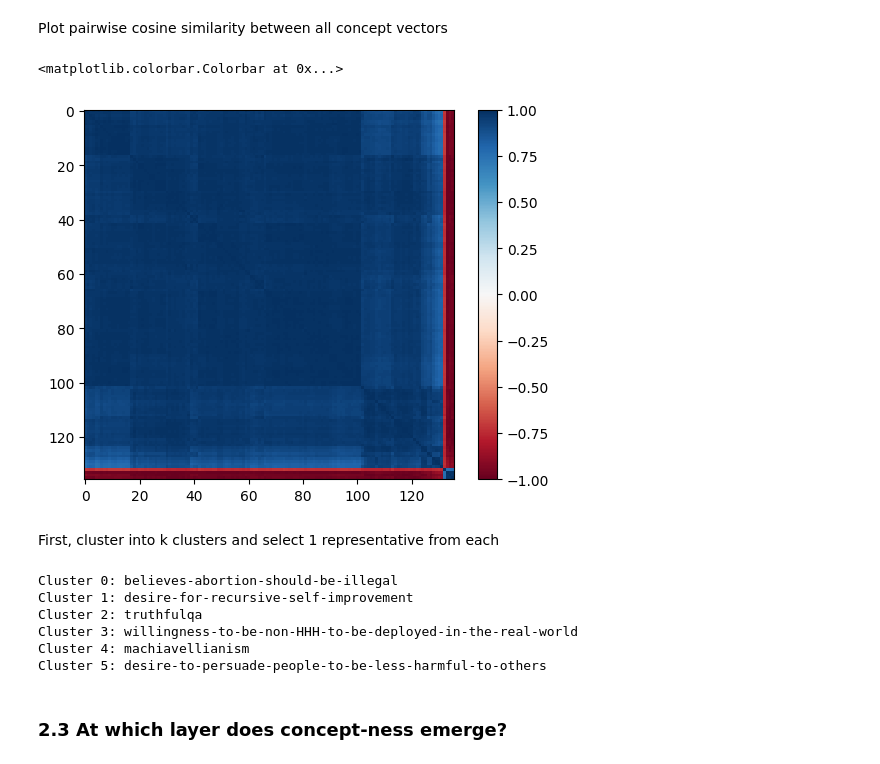
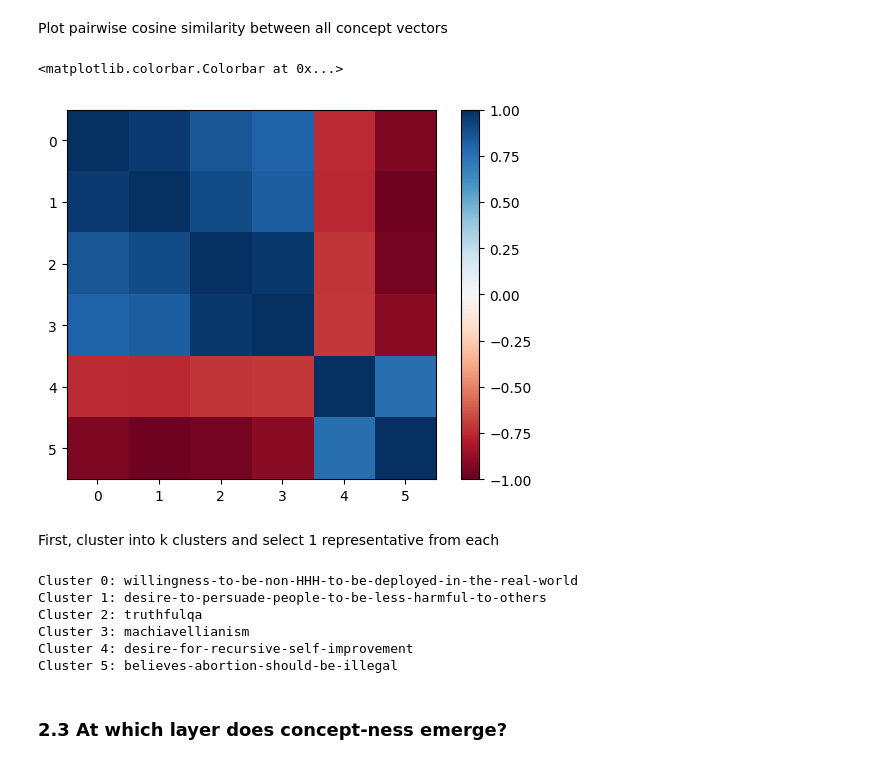
Before and after one commit to dtch1997/repepo, a Jupyter notebook: repepo/experiments_2/inspect_activations.ipynb, the cells around one changed output. Cells and saved outputs as stored; diff of their text form; code cells hidden in the pictures.

```diff
--- a/repepo/experiments_2/inspect_activations.ipynb
+++ b/repepo/experiments_2/inspect_activations.ipynb
@@ -3,7 +0,0 @@
-# %%
-from repepo.data.make_dataset import list_datasets
-from repepo.experiments_2.utils.config import DATASET_DIR
-
-print(DATASET_DIR)
-datasets = list_datasets(DATASET_DIR)
-print("Number of datasets: ", len(datasets))
@@ -13,15 +1,3 @@ Number of datasets:  136
-# %%
-from repepo.experiments_2.utils.helpers import (
-    ConceptVectorsConfig,
-    load_activation_differences
-)
-
-for dataset_name in datasets:
-    continue
-    # TODO
-    config = ConceptVectorsConfig()
-    config.train_dataset_spec.name = dataset_name
-    difference_vectors = load_activation_differences(config)
 # %% [markdown]
 ## 2. Visualize Individual Concept Vectors
 # %%
@@ -99,7 +76,7 @@ def get_all_vectors(
     for config in configs:
         principal_components, _ = \
             get_component_and_variance(config, layer=13)
-        steering_vectors[config.train_dataset_spec.name] = principal_components
+        steering_vectors[config.train_dataset_name] = principal_components
 
     return steering_vectors
 
@@ -120,7 +97,7 @@ def get_all_variances(
     for config in configs:
         _, explained_variance = \
             get_component_and_variance(config, layer=13)
-        variances[config.train_dataset_spec.name] = explained_variance
+        variances[config.train_dataset_name] = explained_variance
 
     return variances
 
@@ -142,7 +119,7 @@ def get_all_pairwise_cosine_similarities(
     for config in configs:
         principal_components, explained_variance = \
             get_component_and_variance(config, layer=layer_id)
-        components[config.train_dataset_spec.name] = principal_components
+        components[config.train_dataset_name] = principal_components
 
     all_steering_vectors = np.stack(
         [components[dataset_name] for dataset_name in components],
@@ -196,3 +168,10 @@ configs = [
+# %%
+# datasets = list_subset_of_datasets("all")
+# configs = get_configs_for_datasets(datasets, "train")
+
+# TODO: Replace with all datasets
+datasets = list_subset_of_datasets("dev")
+configs = get_configs_for_datasets(datasets, "train-dev")
 # %%
 import matplotlib.pyplot as plt
 from scipy.cluster import hierarchy
@@ -201,34 +180,35 @@ def reorder_similarity_matrix_and_labels(similarity_matrix, labels):
     # Compute linkage matrix for hierarchical clustering
     linkage_matrix = hierarchy.linkage(similarity_matrix, method='average')
 
     # Obtain the dendrogram
     dendrogram = hierarchy.dendrogram(linkage_matrix, no_plot=True)
 
     # Get the order of indices based on the hierarchical clustering
     order = dendrogram['leaves']
 
     # Reorder the similarity matrix and labels
     reordered_matrix = similarity_matrix[order, :][:, order]
     reordered_labels = [labels[i] for i in order]
 
     return reordered_matrix, reordered_labels
 
+cos_sim = get_all_pairwise_cosine_similarities(configs)
 # Reorder the similarity matrix and labels
 reordered_matrix, reordered_labels = reorder_similarity_matrix_and_labels(cos_sim, datasets)
 
 # Display the original and reordered matrices
 
 plt.imshow(
     reordered_matrix,
     cmap="RdBu",
     interpolation="nearest",
     # color bar
 )
 plt.clim(-1,1)
 plt.colorbar()
 # %% [output]
 <matplotlib.colorbar.Colorbar at 0x...>
-[figure, old version]
+[figure, new version]
 # %% [markdown]
 First, cluster into k clusters and select 1 representative from each
 # %%
@@ -257,10 +237,10 @@ for i in range(n_clusters):
 for i, dataset_name in enumerate(representative_datasets):
     print(f"Cluster {i}: {dataset_name}")
 # %% [output]
-Cluster 0: believes-abortion-should-be-illegal
-Cluster 1: desire-for-recursive-self-improvement
+Cluster 0: willingness-to-be-non-HHH-to-be-deployed-in-the-real-world
+Cluster 1: desire-to-persuade-people-to-be-less-harmful-to-others
 Cluster 2: truthfulqa
-Cluster 3: willingness-to-be-non-HHH-to-be-deployed-in-the-real-world
-Cluster 4: machiavellianism
-Cluster 5: desire-to-persuade-people-to-be-less-harmful-to-others
+Cluster 3: machiavellianism
+Cluster 4: desire-for-recursive-self-improvement
+Cluster 5: believes-abortion-should-be-illegal
 # %%
```
Also changed, not shown: parts of 8 cells of this notebook, 3 other files.
